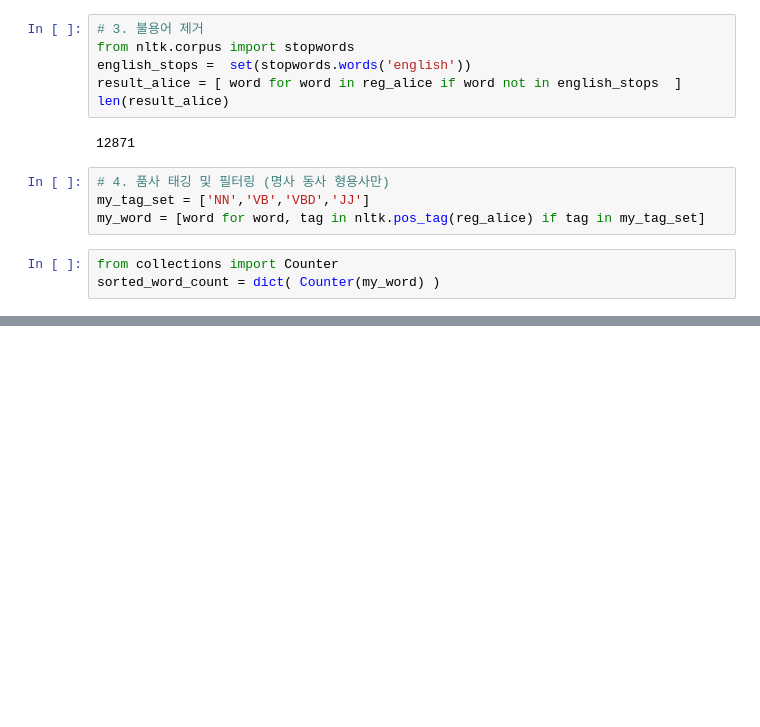
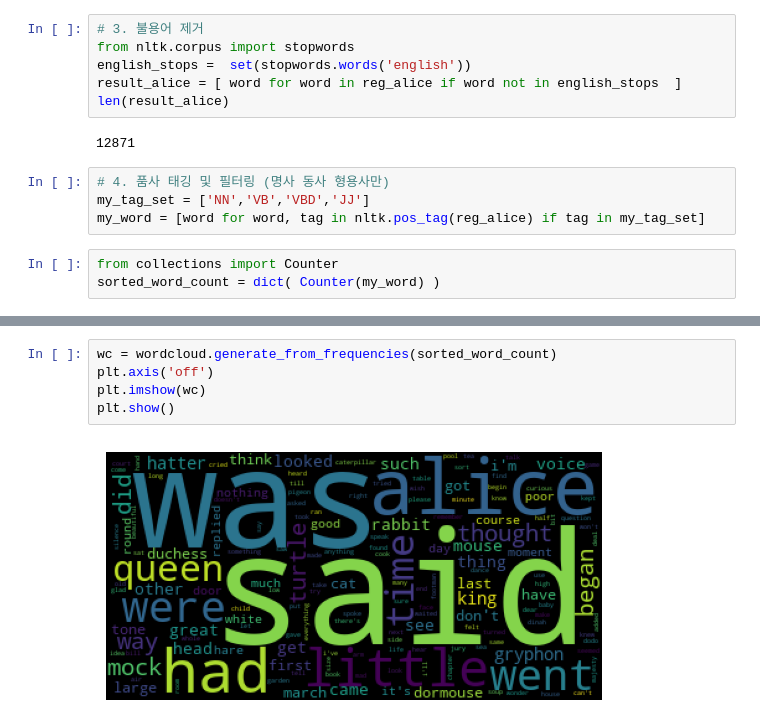
Before and after one commit to pia222sk20/LLM, a Jupyter notebook: 01.ipynb, the cells around one changed output, grey strips where cells are left out. Drawn from its saved outputs; the diff is of its cells as text; blank space fills up the shorter version.

```diff
--- a/01.ipynb
+++ b/01.ipynb
@@ -307,0 +337,7 @@ sorted_word_count = dict( Counter(my_word) )
+# %%
+wc = wordcloud.generate_from_frequencies(sorted_word_count)
+plt.axis('off')
+plt.imshow(wc)
+plt.show()
+# %% [output]
+[figure, added]
```
Also changed, not shown: parts of 2 cells of this notebook.
